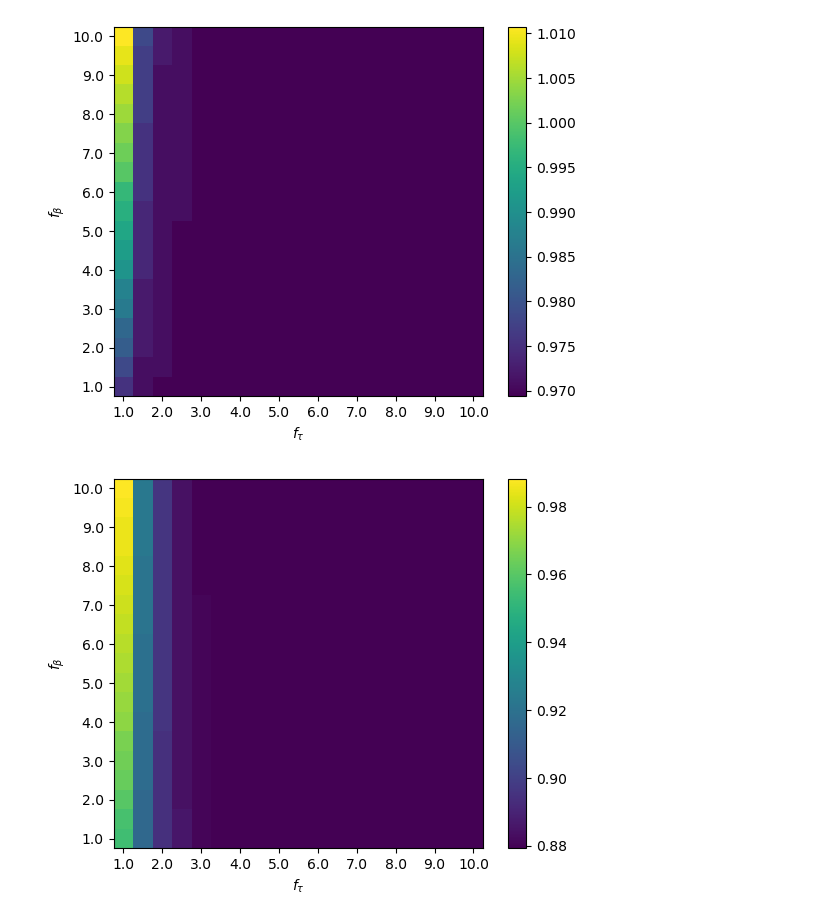
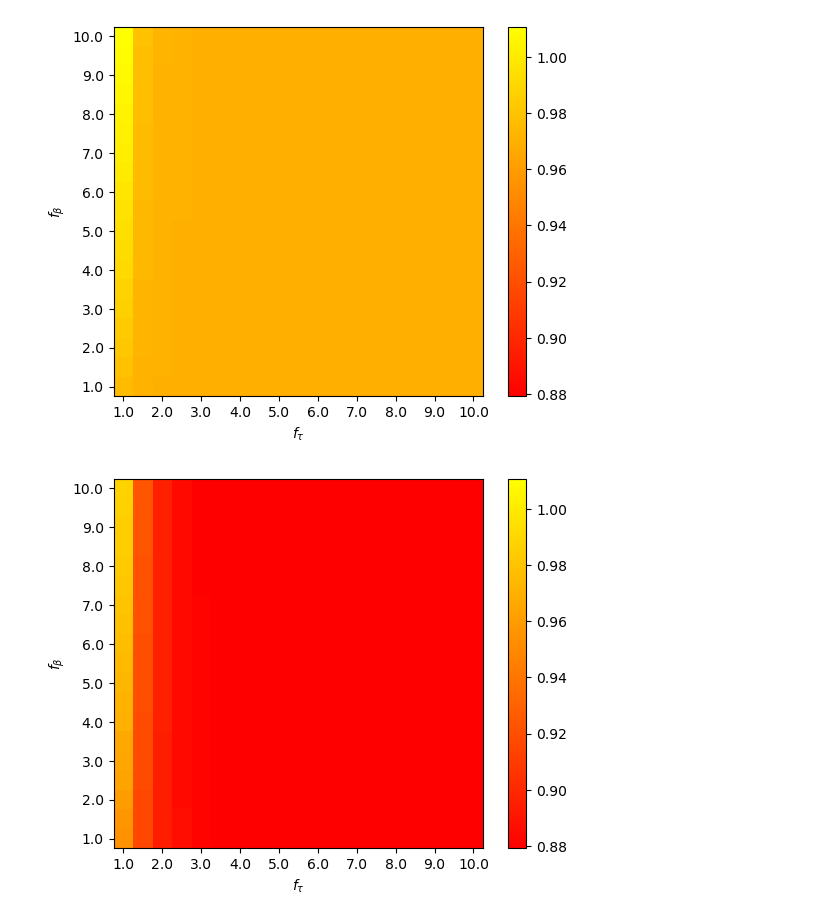
Before and after one commit to UlrikHvid/Competitive-advantages-of-T-even-phage-lysis-inhibition-in-response-to-secondary-infection, a Jupyter notebook: Fig4A_plotter.ipynb, the cells around one changed output. Cells and saved outputs as stored; diff of their text form; code cells hidden in the pictures.

Commit message:
Leg med plotting

```diff
--- a/Fig4A_plotter.ipynb
+++ b/Fig4A_plotter.ipynb
@@ -9,22 +9,25 @@ df_zoi = pd.read_csv('MP1ZOI.csv', header=None)*1000
 # %%
 size = 19
 ftarr = np.linspace(1, 10, int(size/2+1))
 fbarr = np.linspace(1, 10, int(size/2+1))
 origin = "lower"
-plt.imshow(df_zoi.T/1000, origin = origin)
+vmin = min([np.min(df_zoi.to_numpy()/1000),np.min(df_plaquesize.to_numpy()/1000)])
+vmax = max([np.max(df_zoi.to_numpy()/1000),np.max(df_plaquesize.to_numpy()/1000)])
+
+plt.imshow(df_zoi.T/1000, origin=origin,        cmap="autumn", vmin=vmin, vmax=vmax)
 plt.colorbar()
-plt.xticks(np.arange(size,step = 2),ftarr)
-plt.yticks(np.arange(size,step = 2),fbarr)
-plt.xlabel(r"$f_{\tau}$" )
+plt.xticks(np.arange(size, step=2), ftarr)
+plt.yticks(np.arange(size, step=2), fbarr)
+plt.xlabel(r"$f_{\tau}$")
 plt.ylabel(r"$f_{\beta}$")
 plt.figure()
-plt.imshow(df_plaquesize.T/1000, origin = origin)
+plt.imshow(df_plaquesize.T/1000, origin=origin, cmap="autumn", vmin=vmin, vmax=vmax)
 plt.colorbar()
-plt.xticks(np.arange(size,step = 2),ftarr)
-plt.yticks(np.arange(size,step = 2),fbarr)
-plt.xlabel(r"$f_{\tau}$" )
+plt.xticks(np.arange(size, step=2), ftarr)
+plt.yticks(np.arange(size, step=2), fbarr)
+plt.xlabel(r"$f_{\tau}$")
 plt.ylabel(r"$f_{\beta}$")
 plt.show()
 # %% [output]
-[figure, old version]
+[figure, new version]
-[figure, old version]
+[figure, new version]
```
Also changed, not shown: parts of 3 cells of this notebook.
